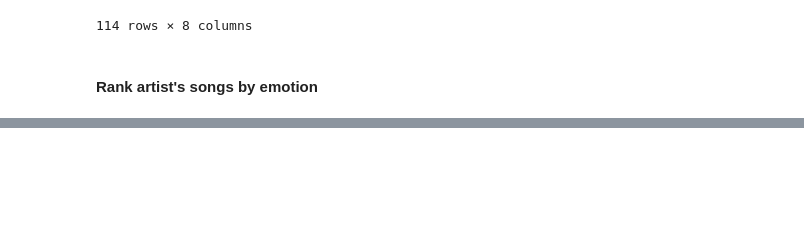
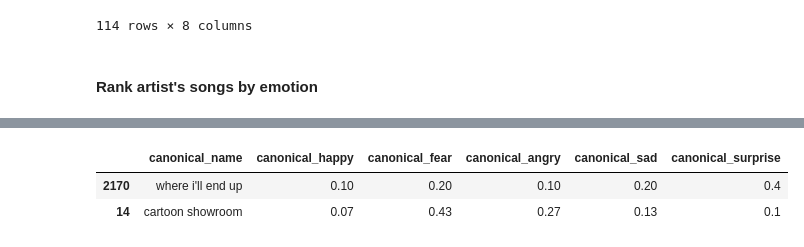
Before and after one commit to statzenthusiast921/setlist_analysis, a Jupyter notebook: scripts/EDA Setlists 05.31.24.ipynb, the cells around one changed output, grey strips where cells are left out. Cells and saved outputs as stored; diff of their text form; code cells hidden in the pictures; blank space fills up the shorter version.

```diff
--- a/scripts/EDA Setlists 05.31.24.ipynb
+++ b/scripts/EDA Setlists 05.31.24.ipynb
@@ -260,0 +307,38 @@ Clustering...
+# %%
+import pandas as pd
+import numpy as np
+
+# Master list to compare
+df1 = rank_dedupped[['canonical_name', 'canonical_happy','canonical_fear','canonical_angry','canonical_sad','canonical_surprise']]
+
+numeric_columns = df1.loc[:, df1.columns != 'canonical_name']
+df1['canonical_happy'] = df1['canonical_happy'].apply(pd.to_numeric, errors='coerce')
+df1['canonical_fear'] = df1['canonical_fear'].apply(pd.to_numeric, errors='coerce')
+df1['canonical_angry'] = df1['canonical_angry'].apply(pd.to_numeric, errors='coerce')
+df1['canonical_sad'] = df1['canonical_sad'].apply(pd.to_numeric, errors='coerce')
+df1['canonical_surprise'] = df1['canonical_surprise'].apply(pd.to_numeric, errors='coerce')
+
+# Look at one position at a time
+df2 = avg_setlist.head(1)
+
+# Extract numeric values from df2
+df2_values = df2.iloc[0, 1:].values
+
+# Define the tolerance
+tolerance = 0.05
+
+# Calculate absolute differences
+diff = (df1[['canonical_happy', 'canonical_fear', 'canonical_angry', 'canonical_sad', 'canonical_surprise']] - df2_values).abs()
+
+# Count how many columns meet the condition
+num_within_tolerance = (diff <= tolerance).sum(axis=1)
+
+# Filter df1 based on the condition (at least 3 out of 5 columns within tolerance)
+mask = (num_within_tolerance >= 3)
+matching_rows = df1[mask]
+
+matching_rows
+# %% [output]
+|  | canonical_name | canonical_happy | canonical_fear | canonical_angry | canonical_sad | canonical_surprise |
+| 2170 | where i'll end up | 0.10 | 0.20 | 0.10 | 0.20 | 0.4 |
+| 14 | cartoon showroom | 0.07 | 0.43 | 0.27 | 0.13 | 0.1 |
```
Also changed, not shown: parts of 6 cells of this notebook.
